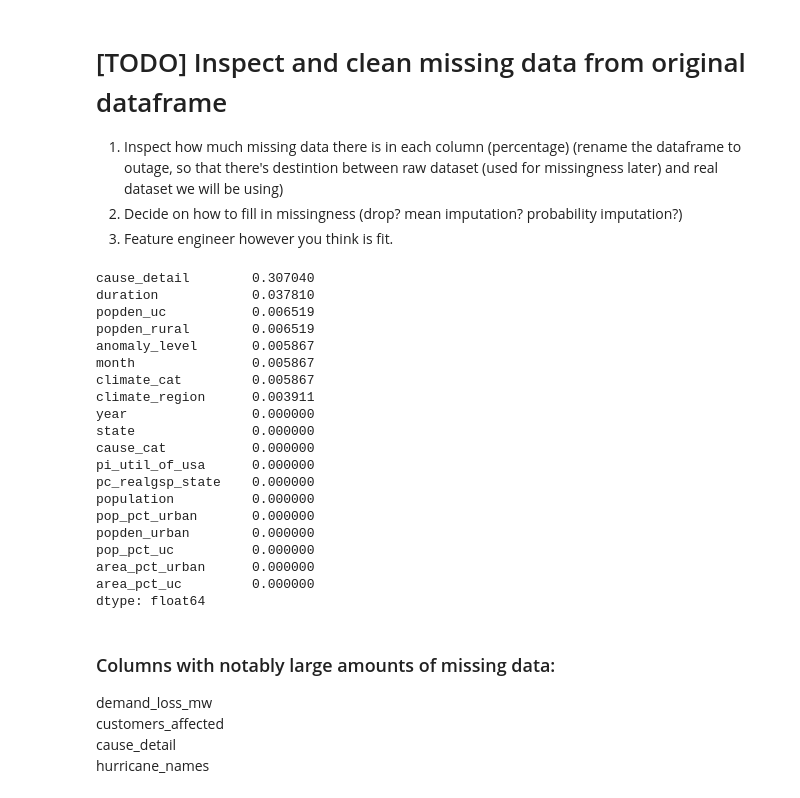
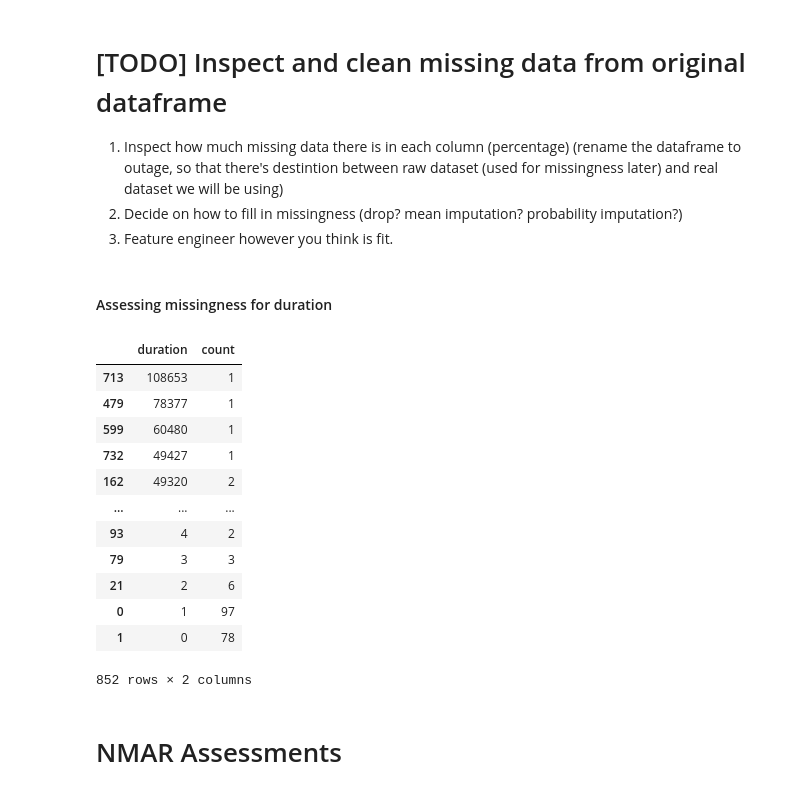
Before and after one commit to rcwoshimao/infrastructure-resilience-analysis, a Jupyter notebook: step3_assess_missingness.ipynb, the cells around one changed output. Cells and saved outputs as stored; diff of their text form; code cells hidden in the pictures.

```diff
--- a/step3_assess_missingness.ipynb
+++ b/step3_assess_missingness.ipynb
@@ -317,32 +302,25 @@ final_df.to_csv('raw_external_combined.csv')
 1. Inspect how much missing data there is in each column (percentage) (rename the dataframe to outage, so that there's destintion between raw dataset (used for missingness later) and real dataset we will be using)
 2. Decide on how to fill in missingness (drop? mean imputation? probability imputation?)
 3. Feature engineer however you think is fit.
-# %%
-(raw_drop.isna().sum(axis = 0) / raw_drop.shape[0]).sort_values(ascending= False)
-# %% [output]
-cause_detail        0.307040
-duration            0.037810
-popden_uc           0.006519
-popden_rural        0.006519
-anomaly_level       0.005867
-month               0.005867
-climate_cat         0.005867
-climate_region      0.003911
-year                0.000000
-state               0.000000
-cause_cat           0.000000
-pi_util_of_usa      0.000000
-pc_realgsp_state    0.000000
-population          0.000000
-pop_pct_urban       0.000000
-popden_urban        0.000000
-pop_pct_uc          0.000000
-area_pct_urban      0.000000
-area_pct_uc         0.000000
-dtype: float64
-# %% [markdown]
-### Columns with notably large amounts of missing data:
-demand_loss_mw
-customers_affected
-cause_detail
-hurricane_names
+# %% [markdown]
+#### Assessing missingness for duration
+# %%
+duration_nmar = raw.copy()['duration'].value_counts().reset_index()
+duration_nmar['duration'] = duration_nmar['duration'].astype(int)
+duration_nmar.sort_values(by = 'duration', ascending = False)
+# %% [output]
+|  | duration | count |
+| 713 | 108653 | 1 |
+| 479 | 78377 | 1 |
+| 599 | 60480 | 1 |
+| 732 | 49427 | 1 |
+| 162 | 49320 | 2 |
+| ... | ... | ... |
+| 93 | 4 | 2 |
+| 79 | 3 | 3 |
+| 21 | 2 | 6 |
+| 0 | 1 | 97 |
+| 1 | 0 | 78 |
+852 rows × 2 columns
+# %% [markdown]
+# NMAR Assessments
```
Also changed, not shown: parts of 20 cells of this notebook, 2 other files.
